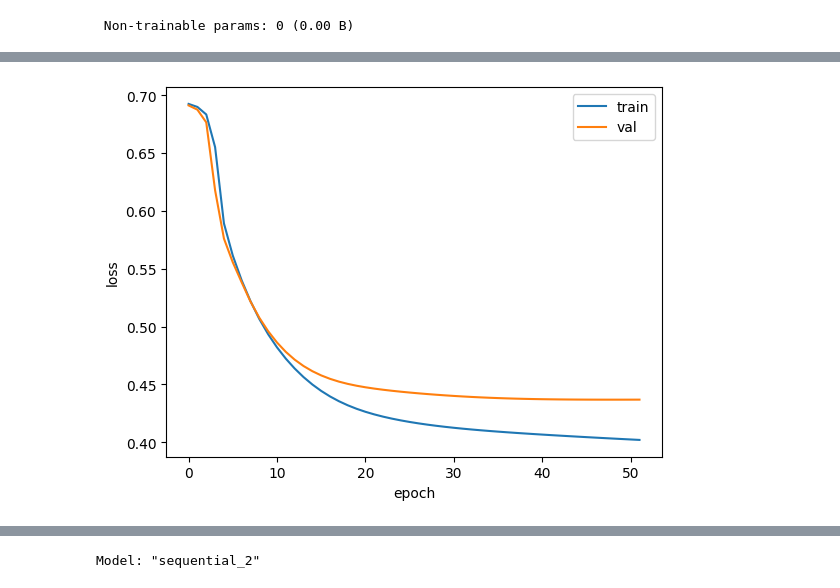
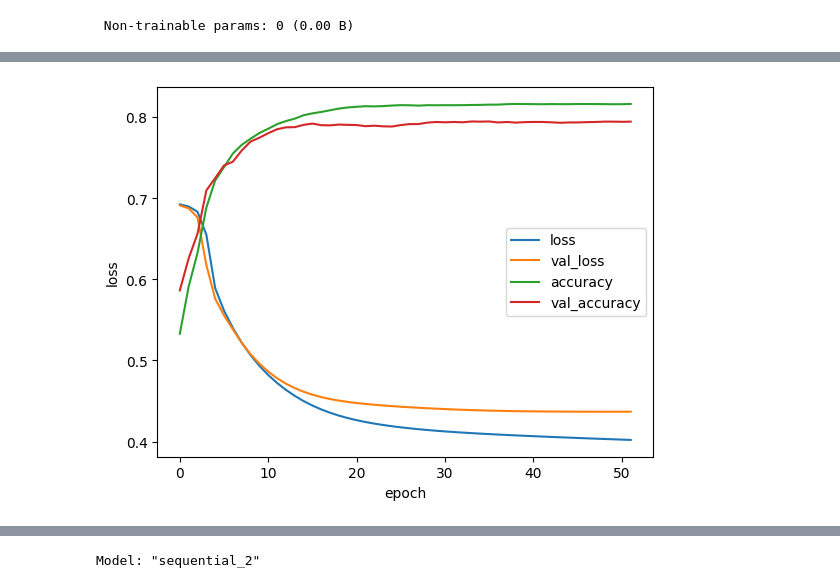
Before and after one commit to LeeHyunWoo2/AIStudy24, a Jupyter notebook: 21. LSTM_GRU.ipynb, the cells around one changed output, grey strips where cells are left out. Drawn from its saved outputs; the diff is of its cells as text; code cells hidden in the pictures.

```diff
--- a/21. LSTM_GRU.ipynb
+++ b/21. LSTM_GRU.ipynb
@@ -135,14 +135,18 @@ Epoch 52/100
 # %%
+# 52회 에포크에 81.67% 정확도로 나옴
+
 import matplotlib.pyplot as plt
 
 plt.plot(history.history['loss'])
 plt.plot(history.history['val_loss'])
+plt.plot(history.history['accuracy'])
+plt.plot(history.history['val_accuracy'])
 plt.xlabel('epoch')
 plt.ylabel('loss')
-plt.legend(['train', 'val'])
+plt.legend(['loss', 'val_loss', 'accuracy', 'val_accuracy'])
 plt.show()
 # %% [output]
-[figure, old version]
+[figure, new version]
 # %%
 # 결과를 보면 기본 순환층보다 LSTM이 과대적합을 억제하면서 훈련을 잘 수행하는 것처럼 보임
 # 하지면 경우에 따라서 과대 적합을 더 강하게 제어할 필요가 있다.(드롭 아웃)
```
Also changed, not shown: parts of 8 cells of this notebook.
